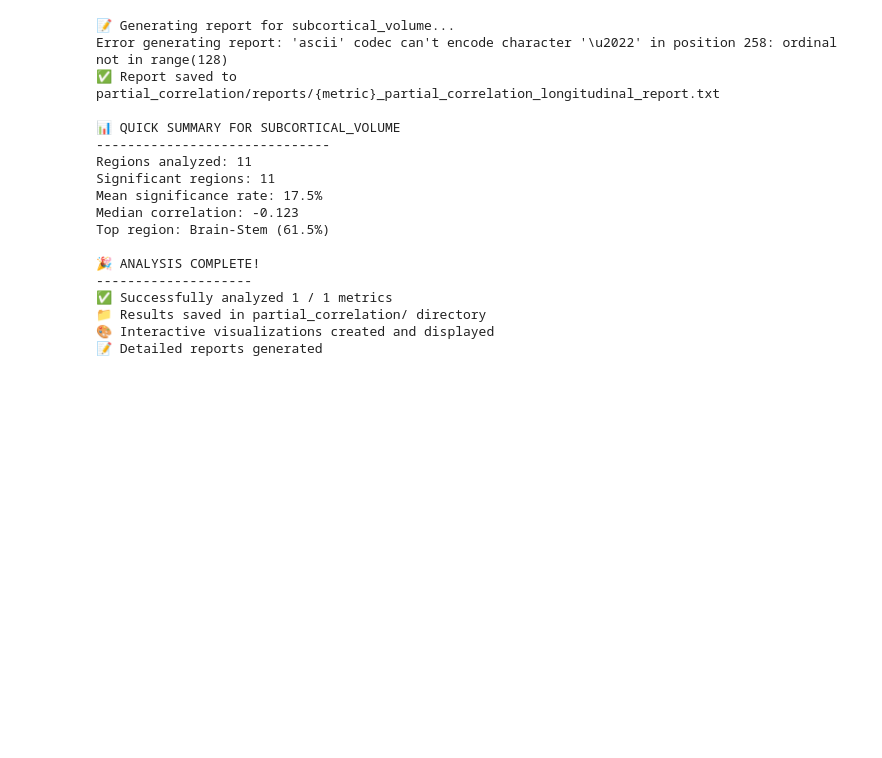
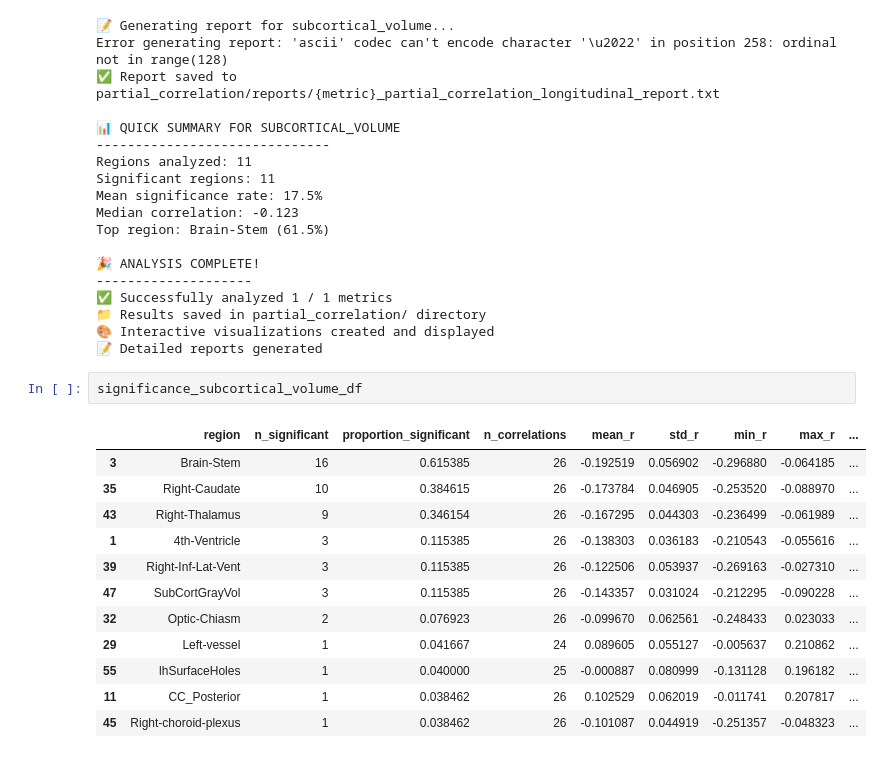
Before and after one commit to yohanchatelain/VIP-python-client, a Jupyter notebook: example/freesurfer-fuzzy/notebooks/clinical/longitudinal-partial-correlation.ipynb, the cells around one changed output. Drawn from its saved outputs; the diff is of its cells as text; blank space fills up the shorter version.

```diff
--- a/example/freesurfer-fuzzy/notebooks/clinical/longitudinal-partial-correlation.ipynb
+++ b/example/freesurfer-fuzzy/notebooks/clinical/longitudinal-partial-correlation.ipynb
@@ -1966,3 +1987,18 @@ Top region: Brain-Stem (61.5%)
 📁 Results saved in partial_correlation/ directory
 🎨 Interactive visualizations created and displayed
 📝 Detailed reports generated
+# %%
+significance_subcortical_volume_df
+# %% [output]
+|  | region | n_significant | proportion_significant | n_correlations | mean_r | std_r | min_r | max_r | ... |
+| 3 | Brain-Stem | 16 | 0.615385 | 26 | -0.192519 | 0.056902 | -0.296880 | -0.064185 | ... |
+| 35 | Right-Caudate | 10 | 0.384615 | 26 | -0.173784 | 0.046905 | -0.253520 | -0.088970 | ... |
+| 43 | Right-Thalamus | 9 | 0.346154 | 26 | -0.167295 | 0.044303 | -0.236499 | -0.061989 | ... |
+| 1 | 4th-Ventricle | 3 | 0.115385 | 26 | -0.138303 | 0.036183 | -0.210543 | -0.055616 | ... |
+| 39 | Right-Inf-Lat-Vent | 3 | 0.115385 | 26 | -0.122506 | 0.053937 | -0.269163 | -0.027310 | ... |
+| 47 | SubCortGrayVol | 3 | 0.115385 | 26 | -0.143357 | 0.031024 | -0.212295 | -0.090228 | ... |
+| 32 | Optic-Chiasm | 2 | 0.076923 | 26 | -0.099670 | 0.062561 | -0.248433 | 0.023033 | ... |
+| 29 | Left-vessel | 1 | 0.041667 | 24 | 0.089605 | 0.055127 | -0.005637 | 0.210862 | ... |
+| 55 | lhSurfaceHoles | 1 | 0.040000 | 25 | -0.000887 | 0.080999 | -0.131128 | 0.196182 | ... |
+| 11 | CC_Posterior | 1 | 0.038462 | 26 | 0.102529 | 0.062019 | -0.011741 | 0.207817 | ... |
+| 45 | Right-choroid-plexus | 1 | 0.038462 | 26 | -0.101087 | 0.044919 | -0.251357 | -0.048323 | ... |
```
Also changed, not shown: parts of 1 cell of this notebook, 3 other files.
